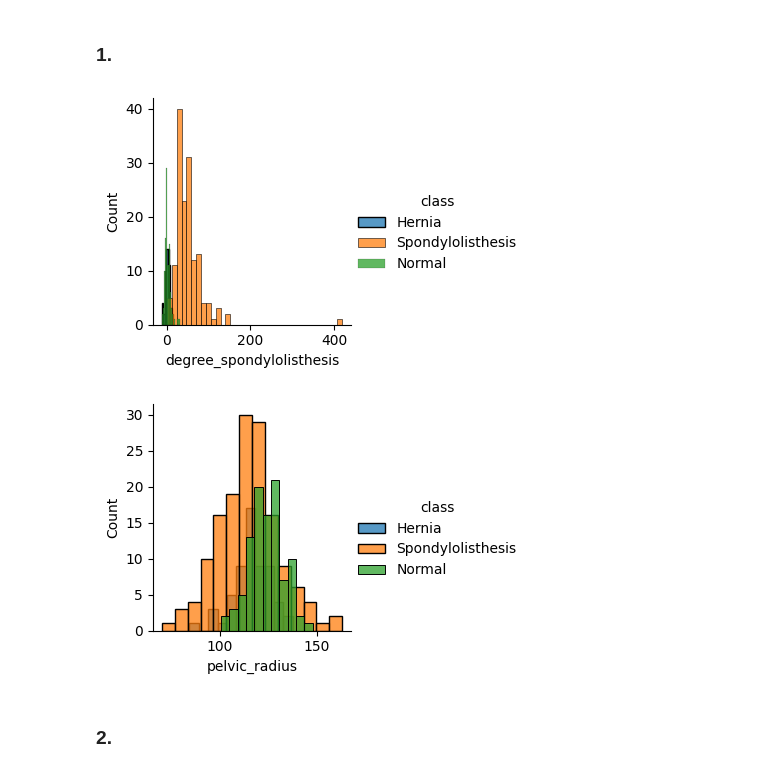
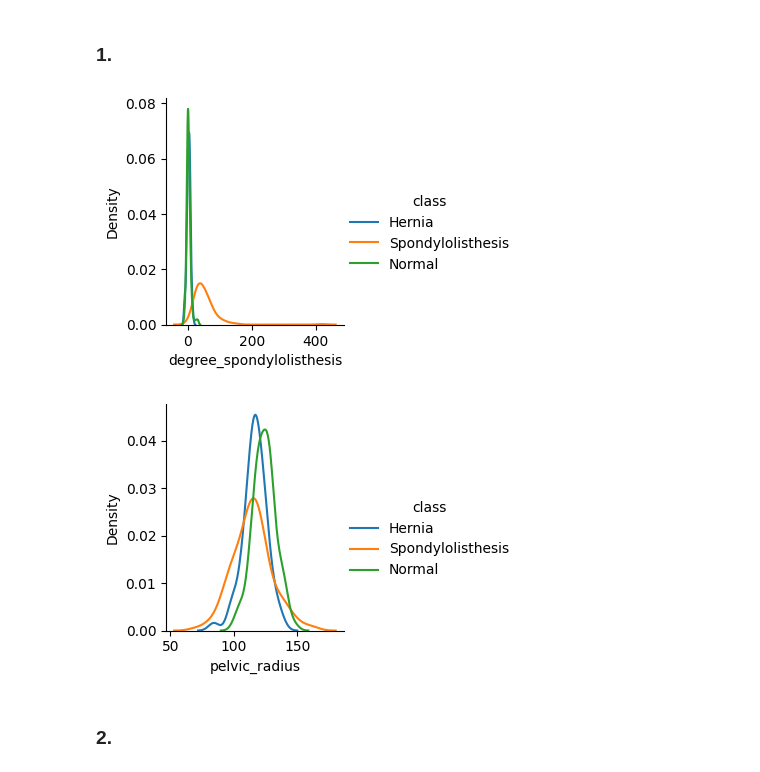
Before and after one commit to Rua-Gouveia-Alliance/ap_homeworks, a Jupyter notebook: homework_1/homework1.ipynb, the cells around one changed output. Cells and saved outputs as stored; diff of their text form; code cells hidden in the pictures.

```diff
--- a/homework_1/homework1.ipynb
+++ b/homework_1/homework1.ipynb
@@ -14,26 +17,23 @@ df['class'] = df['class'].str.decode('utf-8')
 # %%
 import seaborn as sns
 import matplotlib.pyplot as plt
 from sklearn.feature_selection import f_classif
-
-X = df.drop('class', axis=1)
-y = df['class']
 
 fimportance = f_classif(X, y)
 
 highest_d = X.columns.values[max(enumerate(fimportance[0]),key=lambda x: x[1])[0]]
 lowest_d = X.columns.values[min(enumerate(fimportance[0]),key=lambda x: x[1])[0]]
 
 plot = sns.FacetGrid(df, hue="class")
-plot.map(sns.histplot, highest_d).add_legend()
+plot.map(sns.kdeplot, highest_d).add_legend()
 
 plot = sns.FacetGrid(df, hue="class")
-plot.map(sns.histplot, lowest_d).add_legend()
+plot.map(sns.kdeplot, lowest_d).add_legend()
 
 plt.show()
 # %% [output]
-[figure, old version]
+[figure, new version]
-[figure, old version]
+[figure, new version]
 # %% [markdown]
 ### 2.
 # %%
```
Also changed, not shown: parts of 2 cells of this notebook.
